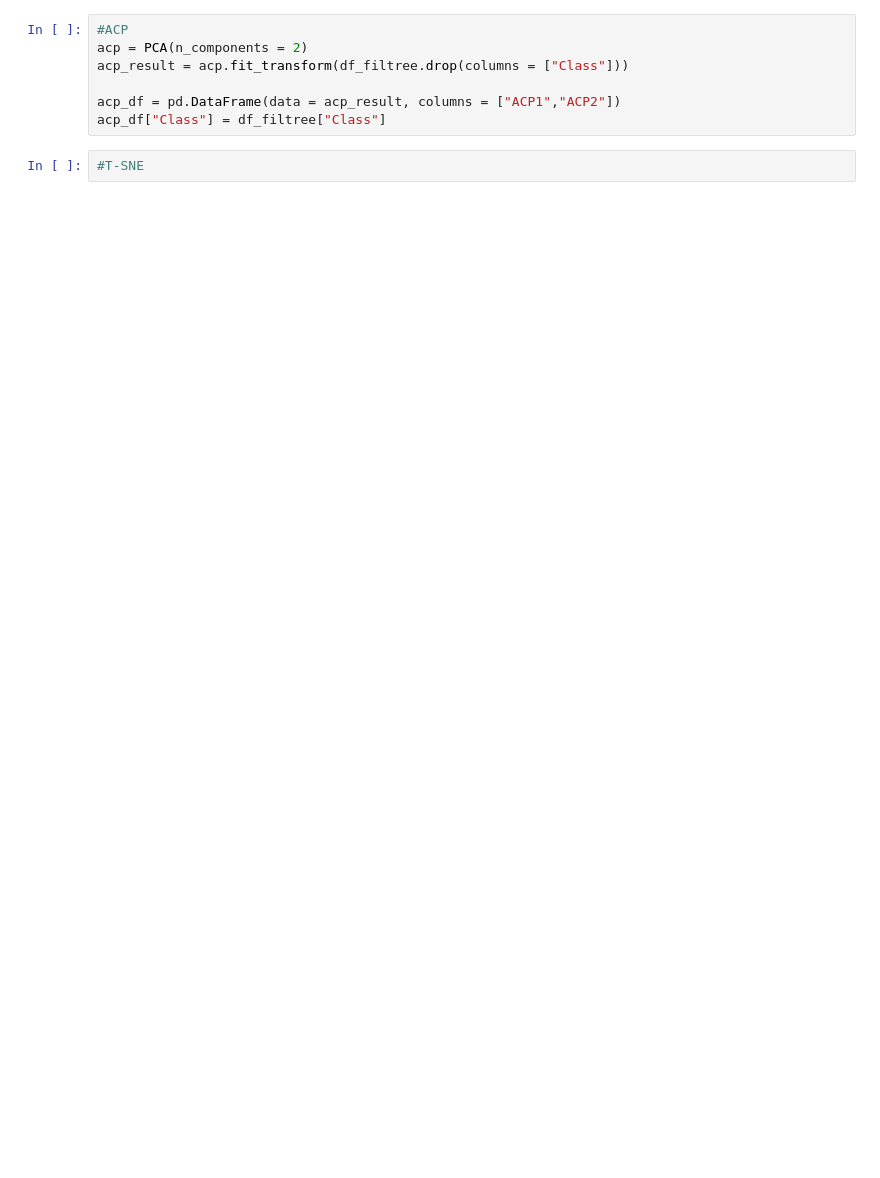
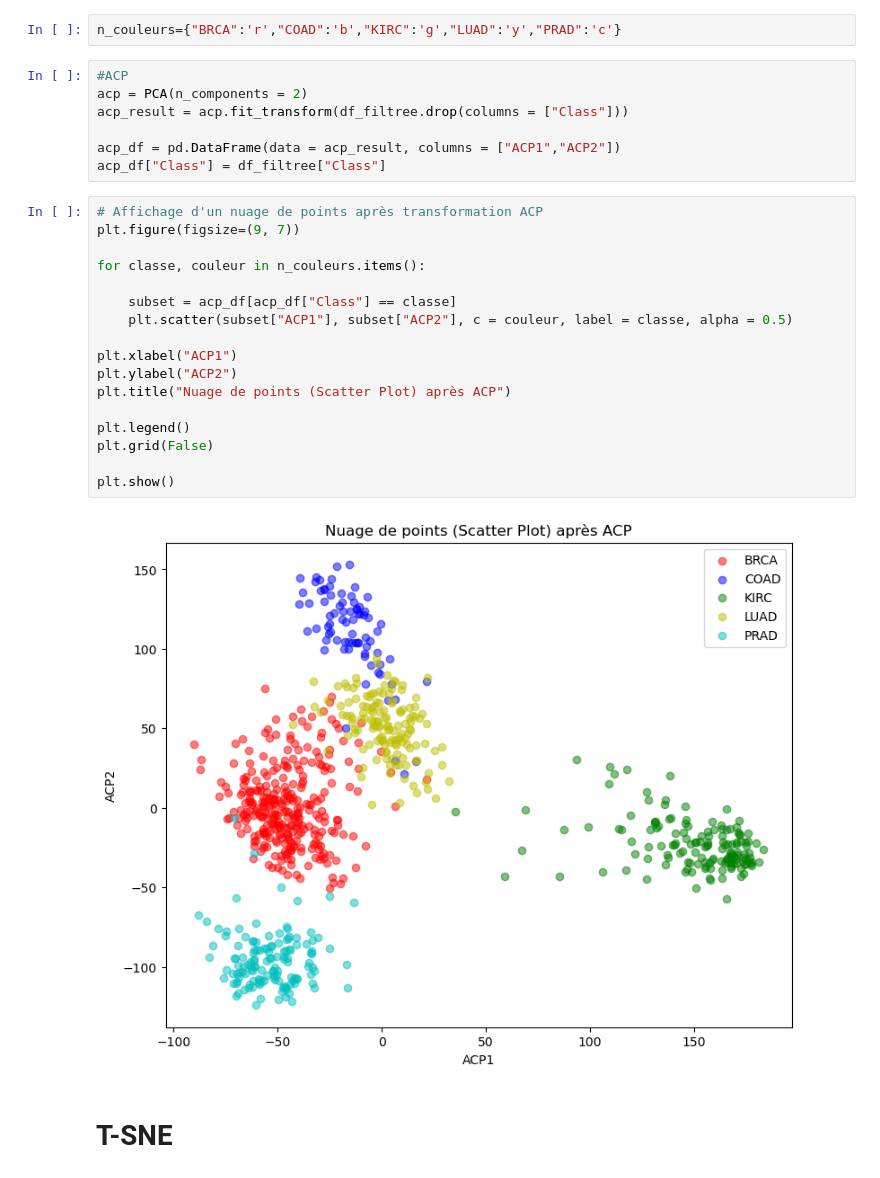
Before and after one commit to AmadouSelleNdiaye/Comprehension-et-visualisation-des-donnees, a Jupyter notebook: TP1_Code_NDIAYE_ALABANI.ipynb, the cells around one changed output. Saved outputs shown, nothing was run; the diff lists cells and outputs as text; blank space fills up the shorter version.

```diff
--- a/TP1_Code_NDIAYE_ALABANI.ipynb
+++ b/TP1_Code_NDIAYE_ALABANI.ipynb
@@ -520,3 +574,5 @@ plt.show()
+# %%
+n_couleurs={"BRCA":'r',"COAD":'b',"KIRC":'g',"LUAD":'y',"PRAD":'c'}
 # %%
 #ACP
 acp = PCA(n_components = 2)
@@ -524,5 +580,24 @@ acp_result = acp.fit_transform(df_filtree.drop(columns = ["Class"]))
 
 acp_df = pd.DataFrame(data = acp_result, columns = ["ACP1","ACP2"])
 acp_df["Class"] = df_filtree["Class"]
-# %%
-#T-SNE
+# %%
+# Affichage d'un nuage de points après transformation ACP
+plt.figure(figsize=(9, 7))
+
+for classe, couleur in n_couleurs.items():
+
+    subset = acp_df[acp_df["Class"] == classe]
+    plt.scatter(subset["ACP1"], subset["ACP2"], c = couleur, label = classe, alpha = 0.5)
+
+plt.xlabel("ACP1")
+plt.ylabel("ACP2")
+plt.title("Nuage de points (Scatter Plot) après ACP")
+
+plt.legend()
+plt.grid(False)
+
+plt.show()
+# %% [output]
+[figure, added]
+# %% [markdown]
+# T-SNE
```
Also changed, not shown: parts of 14 cells of this notebook.
